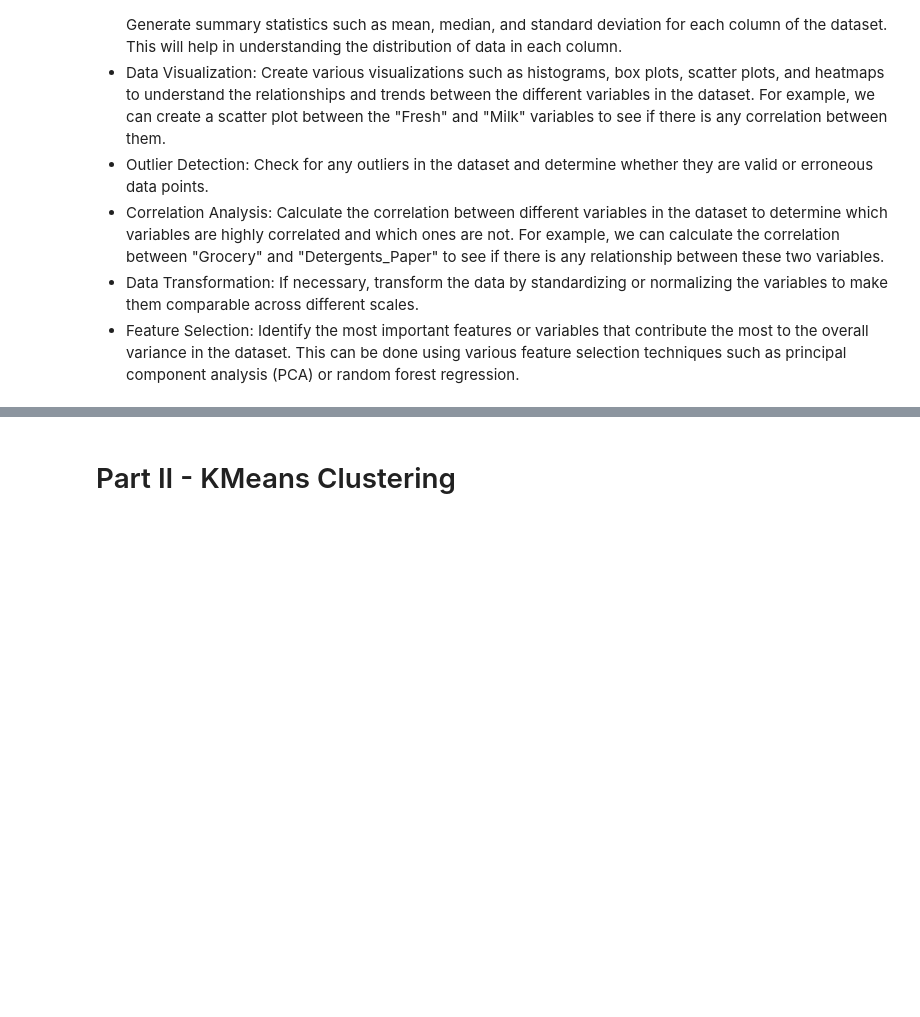
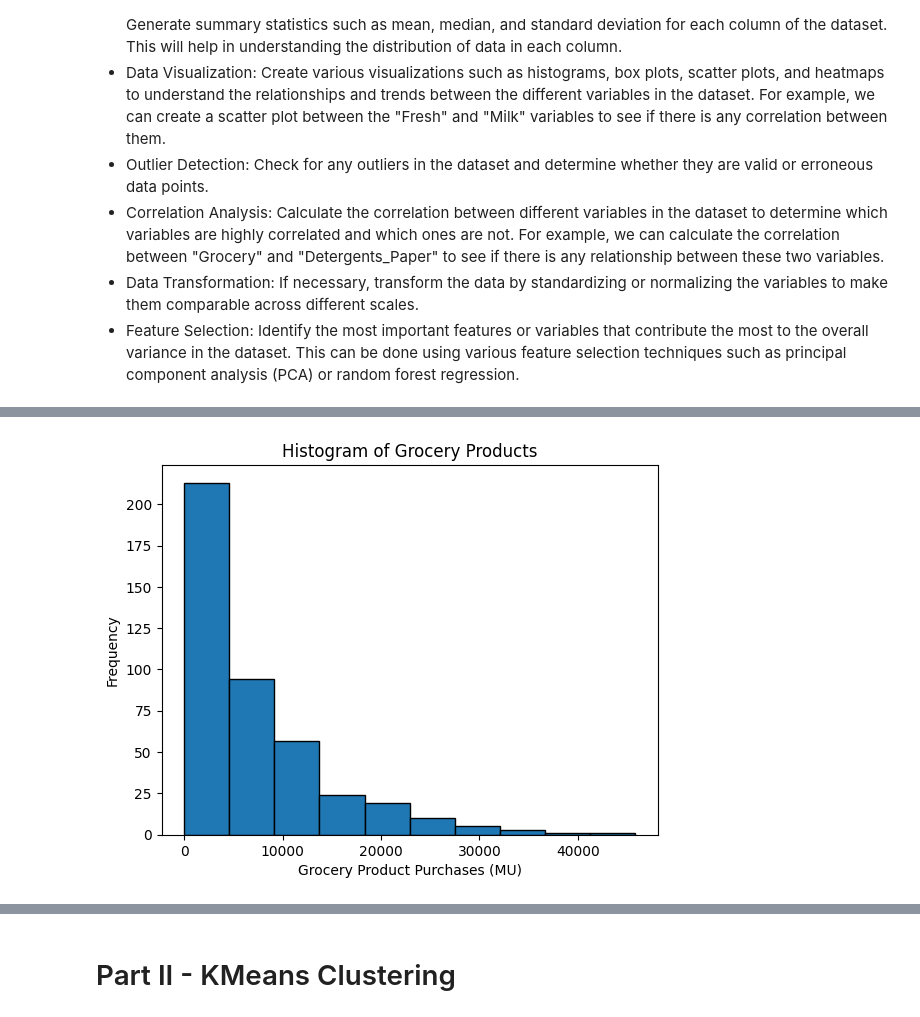
Before and after one commit to kennethpwall1/LHL-Unsupervised-Machine-Learning, a Jupyter notebook: MachineLearning_UnSupervised_WallKen.ipynb, the cells around one changed output, grey strips where cells are left out. Drawn from its saved outputs; the diff is of its cells as text; code cells hidden in the pictures; blank space fills up the shorter version.

```diff
--- a/MachineLearning_UnSupervised_WallKen.ipynb
+++ b/MachineLearning_UnSupervised_WallKen.ipynb
@@ -19,0 +310,16 @@ Data Description: Generate summary statistics such as mean, median, and standard
+# %%
+# Filter for additional outlier detected via histogram
+data = data[data['Milk'] < 35000]
+# %%
+# Create the histogram
+plt.hist(data['Grocery'], bins=10, edgecolor='black')
+
+# Add titles and labels
+plt.title('Histogram of Grocery Products')
+plt.xlabel('Grocery Product Purchases (MU)')
+plt.ylabel('Frequency')
+
+# Display the histogram
+plt.show()
+# %% [output]
+[figure, added]
```
Also changed, not shown: parts of 88 cells of this notebook, 1 other file.
